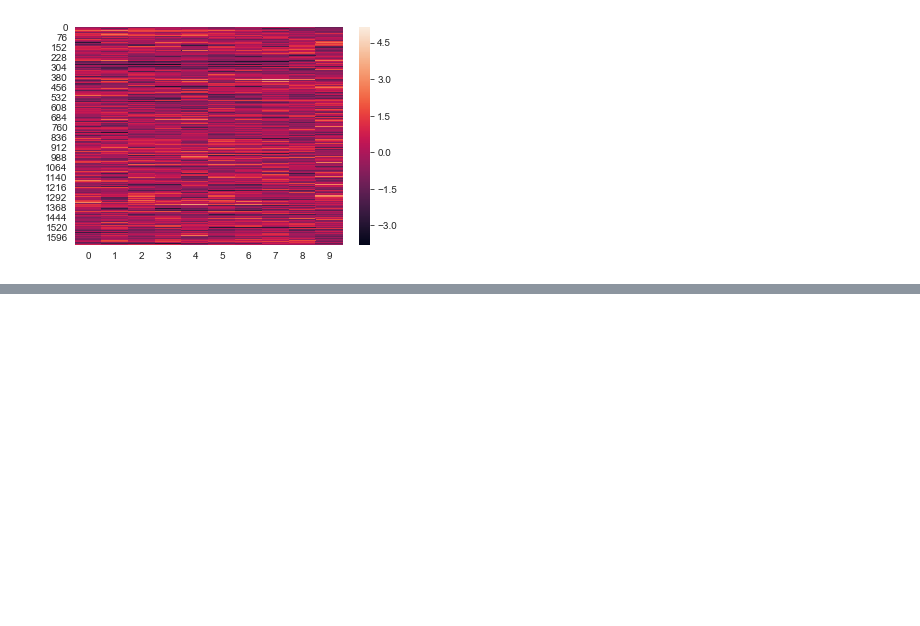
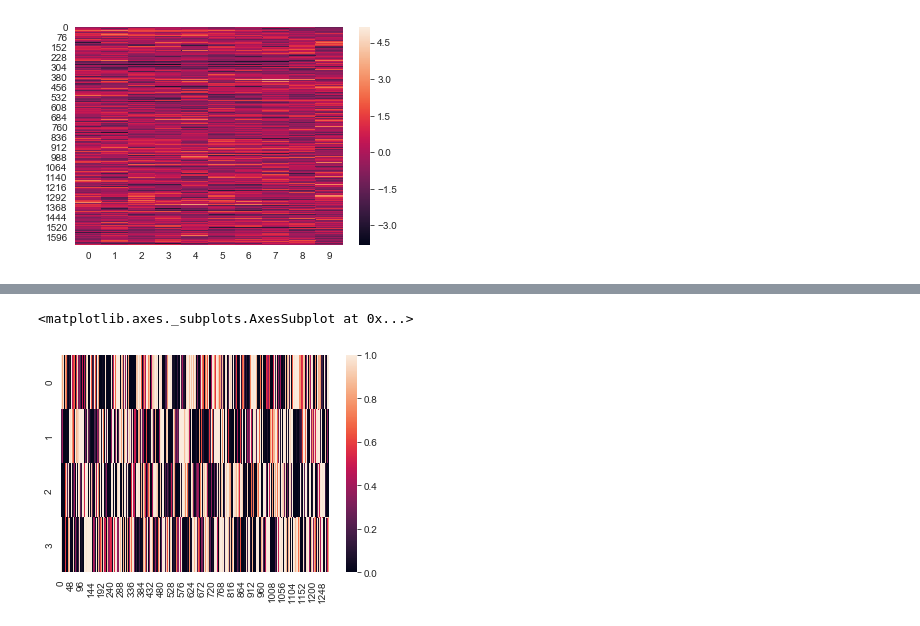
Before and after one commit to ContextLab/directed-forgetting-network-dynamics, a Jupyter notebook: code/network_analyses.ipynb, the cells around one changed output, grey strips where cells are left out. Saved outputs shown, nothing was run; the diff lists cells and outputs as text; code cells hidden in the pictures; blank space fills up the shorter version.

```diff
--- a/code/network_analyses.ipynb
+++ b/code/network_analyses.ipynb
@@ -60,0 +69,5 @@ hyp.plot(mini_corrs, 'ko-', reduce='UMAP')
+# %%
+sns.heatmap(r0['results'])
+# %% [output]
+<matplotlib.axes._subplots.AxesSubplot at 0x...>
+[figure, added]
```
Also changed, not shown: parts of 8 cells of this notebook.
